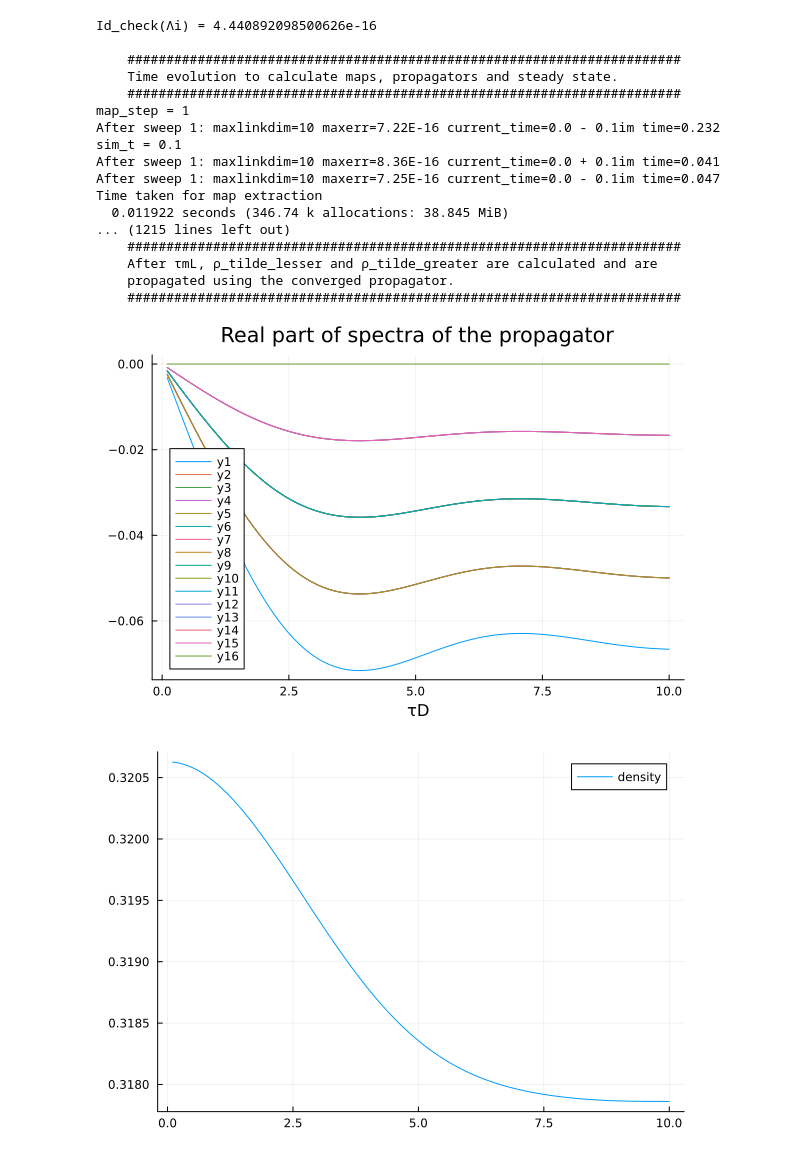
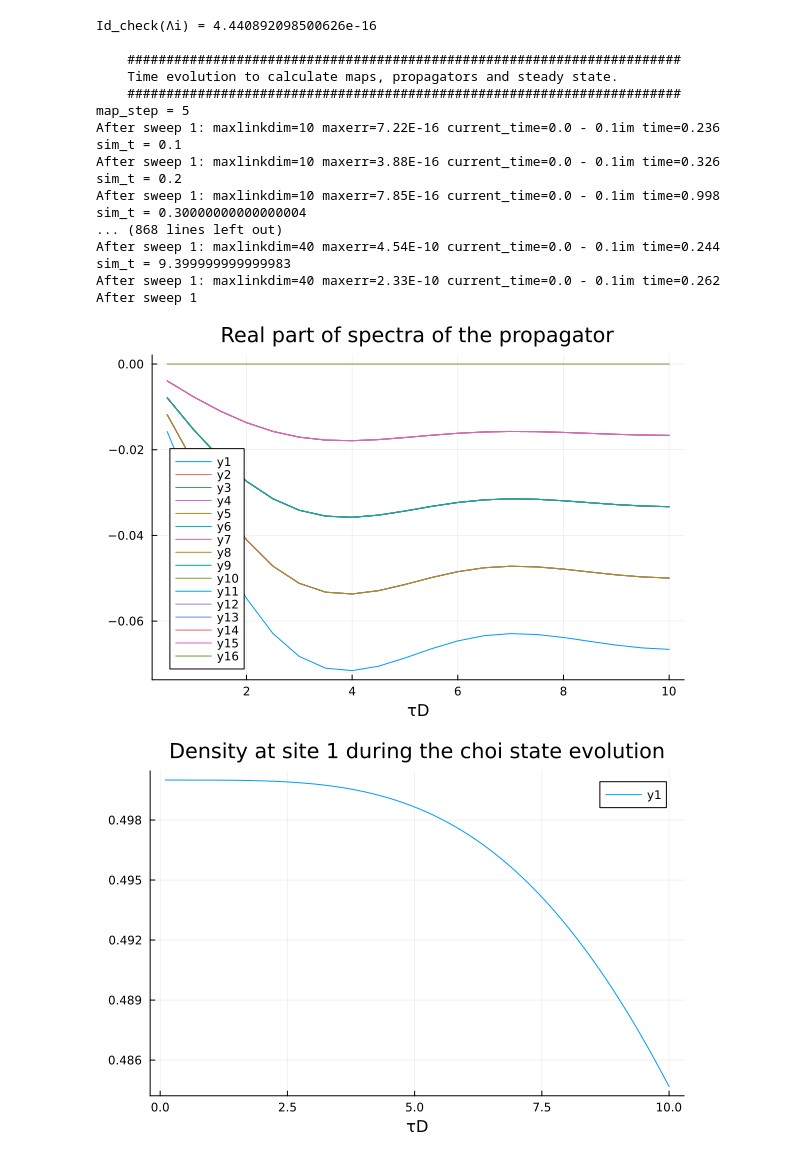
Before and after one commit to DavidStrachan1/Two-time-correlations-repository, a Jupyter notebook: notebooks/Script_for_archak.ipynb, the cells around one changed output. Saved outputs shown, nothing was run; the diff lists cells and outputs as text; code cells hidden in the pictures.

```diff
--- a/notebooks/Script_for_archak.ipynb
+++ b/notebooks/Script_for_archak.ipynb
@@ -34,9 +43,7 @@ function multitime_correlators_using_NMQMpE_using_MPS(ψ0,H_MPO,τmL1,τmL2,τmL
 
 
     Possible kwarg inputs:
-    -τmL: the (guessed) memory time of the propagator. If not specified it will default to P.T.
-    -use_spin_operators: boolean that decides whether to do the map calculation and rdms using
-    spin operators or fermionic operators (with appropriate corrections). Defaults to false.
+
     -take symmetry_subset: decides whether to only include the physically allowed matrix elements for the maps,
     defaults to true.
     -TDVP_nsite: defaults to 2.
@@ -44,20 +51,21 @@ function multitime_correlators_using_NMQMpE_using_MPS(ψ0,H_MPO,τmL1,τmL2,τmL
     -cutoff: used for removal of noise for rdm_to_MPS, defaults to 1e-15
     """
 
-    times1 = range(TDVP_params.δt,stop=τmL1,step = TDVP_params.δt)
-    times2 = range(TDVP_params.δt,stop=τmL2,step = TDVP_params.δt)
+
     TDVP_nsite = get(kwargs, :TDVP_nsite, 2)
-    enrich_bool = get(kwargs,:enrich_bool,true)
+    enrich_bool = get(kwargs,:enrich_bool,false)
     #take_symmetry_subset = get(kwargs,:take_symmetry_subset,false)
     ordering_choice = get(kwargs,:ordering_choice,"separated")
-    use_spin_operators = get(kwargs,:use_spin_operators,false)
     plotting_bool = get(kwargs,:plotting_bool,false)
     memory_time_ind = get(kwargs,:memory_time_ind,false)
     @assert(end_time >= τmL2+τmL3)
 
+    #times vectors for the first two time evolutions, used for plotting
+    times1 = range(TDVP_params.δt,stop=τmL1,step = TDVP_params.δt)
+    times2 = range(TDVP_params.δt,stop=τmL2,step = TDVP_params.δt)
 
     #Checking identity map
-    Λi = calculateDynamicalMap(ψ0,layout,ordering_choice;use_spin_operators=false)
+    Λi = calculateDynamicalMap(ψ0,layout,ordering_choice)
     @show(Id_check(Λi))
 
     #Step 1
@@ -71,11 +79,15 @@ function multitime_correlators_using_NMQMpE_using_MPS(ψ0,H_MPO,τmL1,τmL2,τmL
     obs = Observer("times" => current_time,"corr" => measure_correlation_matrix)
 
     TDVP_params.total_simulation_time= τmL1
-    ψ,map_calc_obs,L_vec,Λ_vec,map_times =  propagate_MPS(ψ0,H_MPO,obs,TDVP_params,layout;compute_maps_bool=true, kwargs...)
+    ψ,map_calc_obs,L_vec,Λ_vec,map_times =  propagate_MPS(ψ0,H_MPO,obs,TDVP_params,layout;compute_maps_bool=true,enrich_bool=enrich_bool,kwargs...)
 
     spectra_vec,SS_vec = calculate_spectra_and_steady_state(L_vec)
     if plotting_bool
+        #density at the site of interest during the choi state evolution
+        den_vec = [corr[site,site] for corr in obs.corr]
+
         display(Plots.plot(map_times,real.(spectra_vec),title="Real part of spectra of the propagator",xlabel="τD"))
+        display(Plots.plot(times2,real.(den_vec),title="Density at site $site during the choi state evolution",xlabel="τD"))
     end
 
     #gives an option to choose the specific point where the fast state is calculated
@@ -92,6 +104,7 @@ function multitime_correlators_using_NMQMpE_using_MPS(ψ0,H_MPO,τmL1,τmL2,τmL
     #     ρf= unvectorise_ρ(expand_Λ(pinv(Λτm),P.Ns)*NESS,true)
     # else
     ρf= unvectorise_ρ(pinv(Λτm)*steady_state,true)
+
     #if ρf is unphysical, this finds one that is
     if sum(real.(eigen(ρf).values) .<0) > 0
         ρf_bool = false
@@ -140,9 +153,7 @@ function multitime_correlators_using_NMQMpE_using_MPS(ψ0,H_MPO,τmL1,τmL2,τmL
     obs = Observer("times" => current_time,"corr" => measure_correlation_matrix)
 
     TDVP_params.total_simulation_time = τmL2
-    ρf_MPS_evolved,SS_prep_obs=  propagate_MPS(ρf_MPS,H_MPO,obs,TDVP_params,layout;compute_maps_bool = false,kwargs...)
-
-    #save_object("ρf_MPS_evolved.jld2",ρf_MPS_evolved)
+    ρf_MPS_evolved,SS_prep_obs=  propagate_MPS(ρf_MPS,H_MPO,obs,TDVP_params,layout;compute_maps_bool = false,enrich_bool=enrich_bool,kwargs...)
 
     #some plotting showing the thermalisation
     corrs = SS_prep_obs.corr
@@ -290,13 +301,15 @@ left_bath = BathParameters(Γ = 0.05,β = 10.0,μ = 0.1,D = 1.0,N =0)
 
 right_bath = BathParameters(Γ = 0.05,β = 10.0,μ = -0.1,D = 1.0,N = 10)
 
+#The size of the system is determined by the length of the ϵ vector, which is the on-site energies of the system.
+#The occupations vector defines the initial occupations of the system sites, and can be "Emp" or "Occ" for empty or occupied respectively,
+#although this is not actually used as the Choi state is always initialised.
+#he t vector defines the hopping between system sites, and U defines the interaction between system sites.
 system = SystemParameters(ϵ = [0.0,0.0],t = [0.1],U = [0.0],occupations=["Emp","Emp"])
 
 layout =ChainLayout(left_bath.N,right_bath.N,length(system.ϵ))
 
 TDVP_params = TDVP_parameters(tdvp_cutoff = 1e-10,minbonddim = 10,maxbonddim = 40,δt = 0.1,total_simulation_time = 10)
-
-times = range(TDVP_params.δt,stop = TDVP_params.total_simulation_time,step = TDVP_params.δt)
 
 """
 Create initial MPS
@@ -322,45 +335,45 @@ Define parameters for correlation function calculation
 τmL1 = 10
 τmL2 = 10
 τmL3 = 10
 
 TDVP_params = TDVP_params
 end_time = 30
 site = 1
 
 output_dict = multitime_correlators_using_NMQMpE_using_MPS(
     ψ0,
     H_MPO,
     τmL1,
     τmL2,
     τmL3,
     TDVP_params,
     end_time,
     site;
-    map_step = 1,
-    take_symmetry_subset=false,
+    enrich_bool = true,
+    map_step = 5,
     plotting_bool=true,
     memory_time_ind = false);
 
 
 Plots.plot(output_dict["total_times"],imag.(output_dict["Grn_t"]))
 Plots.plot!(output_dict["total_times"],imag.(output_dict["Grn_t_test"]))
 # %% [output]
 Id_check(Λi) = 4.440892098500626e-16
 
     #######################################################################
     Time evolution to calculate maps, propagators and steady state.
     #######################################################################
-map_step = 1
-After sweep 1: maxlinkdim=10 maxerr=7.22E-16 current_time=0.0 - 0.1im time=0.232
+map_step = 5
+After sweep 1: maxlinkdim=10 maxerr=7.22E-16 current_time=0.0 - 0.1im time=0.236
 sim_t = 0.1
-After sweep 1: maxlinkdim=10 maxerr=8.36E-16 current_time=0.0 + 0.1im time=0.041
-After sweep 1: maxlinkdim=10 maxerr=7.25E-16 current_time=0.0 - 0.1im time=0.047
-Time taken for map extraction
-  0.011922 seconds (346.74 k allocations: 38.845 MiB)
-... (1215 lines left out)
-    #######################################################################
-    After τmL, ρ_tilde_lesser and ρ_tilde_greater are calculated and are
-    propagated using the converged propagator.
-    #######################################################################
+After sweep 1: maxlinkdim=10 maxerr=3.88E-16 current_time=0.0 - 0.1im time=0.326
+sim_t = 0.2
+After sweep 1: maxlinkdim=10 maxerr=7.85E-16 current_time=0.0 - 0.1im time=0.998
+sim_t = 0.30000000000000004
+... (868 lines left out)
+After sweep 1: maxlinkdim=40 maxerr=4.54E-10 current_time=0.0 - 0.1im time=0.244
+sim_t = 9.399999999999983
+After sweep 1: maxlinkdim=40 maxerr=2.33E-10 current_time=0.0 - 0.1im time=0.262
+After sweep 1
-[figure, old version]
+[figure, new version]
-[figure, old version]
+[figure, new version]
```
Also changed, not shown: parts of 2 cells of this notebook, 1 other file.
